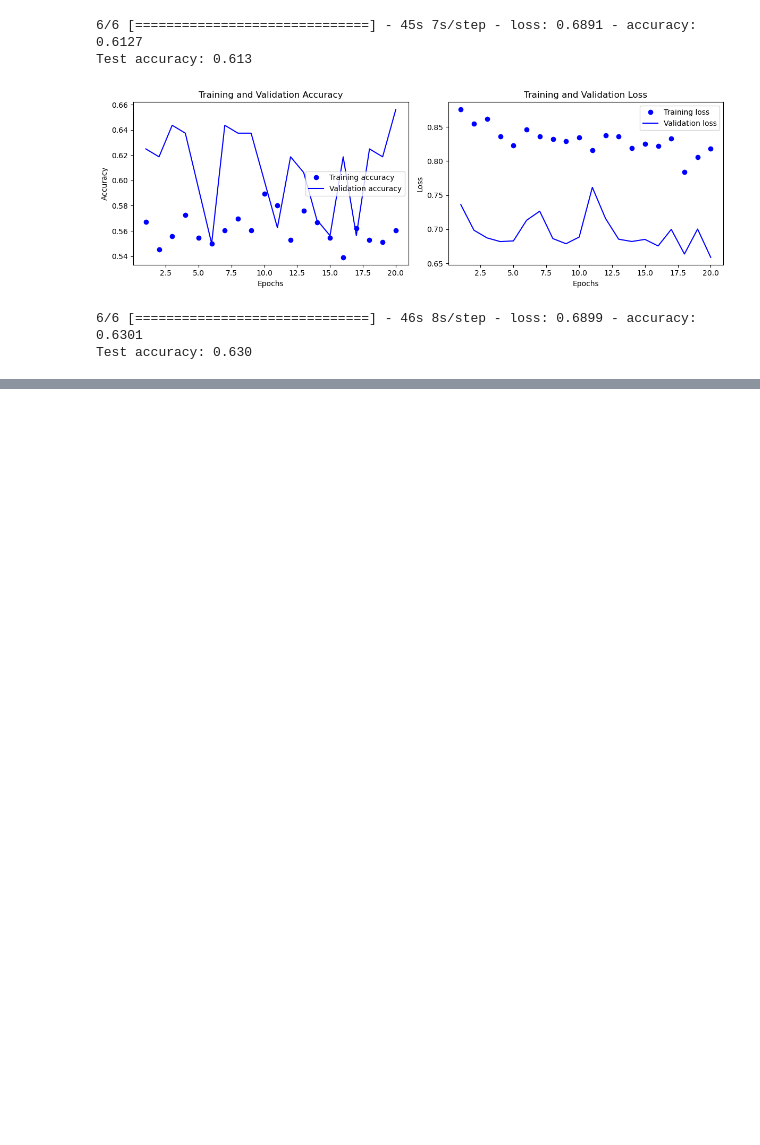
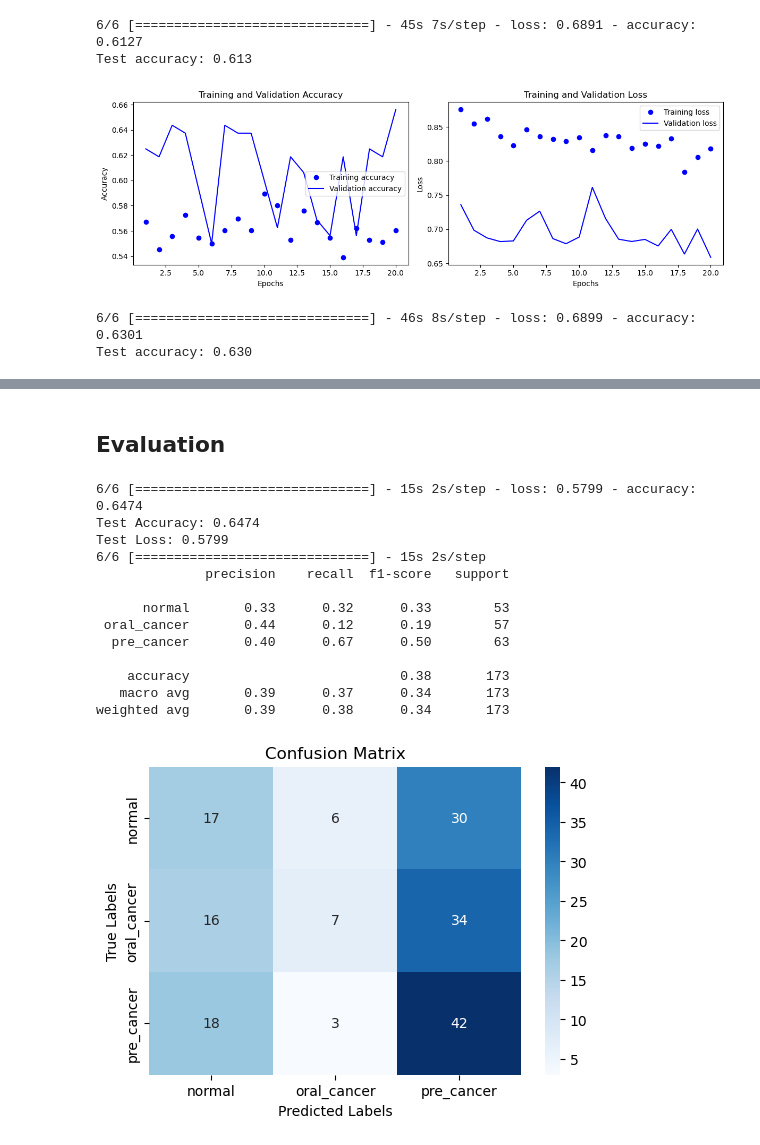
Before and after one commit to Shaz-5/oral-cancer-classification, a Jupyter notebook: Oral Cancer Classfication.ipynb, the cells around one changed output, grey strips where cells are left out. Cells and saved outputs as stored; diff of their text form; code cells hidden in the pictures; blank space fills up the shorter version.

Commit message:
trained densenet

```diff
--- a/Oral Cancer Classfication.ipynb
+++ b/Oral Cancer Classfication.ipynb
@@ -511,0 +514,4 @@ Test accuracy: 0.630
+# %%
+test_model = keras.models.load_model("inceptionv3.keras")
+test_loss, test_acc = test_model.evaluate(validation_data)
+print(f"Test accuracy: {test_acc:.3f}")
@@ -511,0 +538,4 @@ Test accuracy: 0.630
+# %%
+test_model = keras.models.load_model("inceptionv3.keras")
+test_loss, test_acc = test_model.evaluate(validation_data)
+print(f"Test accuracy: {test_acc:.3f}")
@@ -511,0 +572,4 @@ Test accuracy: 0.630
+# %%
+test_model = keras.models.load_model("inceptionv3.keras")
+test_loss, test_acc = test_model.evaluate(validation_data)
+print(f"Test accuracy: {test_acc:.3f}")
@@ -511,0 +613,4 @@ Test accuracy: 0.630
+# %%
+test_model = keras.models.load_model("densenet.keras")
+test_loss, test_acc = test_model.evaluate(validation_data)
+print(f"Test accuracy: {test_acc:.3f}")
@@ -511,0 +753,45 @@ Test accuracy: 0.630
+# %% [markdown]
+## Evaluation
+# %%
+from sklearn.metrics import classification_report, confusion_matrix
+import numpy as np
+import seaborn as sns
+import matplotlib.pyplot as plt
+
+best_model = keras.models.load_model('densenet.keras')
+
+test_loss, test_accuracy = best_model.evaluate(validation_data)
+
+print(f"Test Accuracy: {test_accuracy:.4f}")
+print(f"Test Loss: {test_loss:.4f}")
+
+y_pred = best_model.predict(validation_data)
+y_pred_classes = np.argmax(y_pred, axis=1)
+
+y_true = validation_data.classes
+
+class_labels = list(validation_data.class_indices.keys())
+print(classification_report(y_true, y_pred_classes, target_names=class_labels))
+
+conf_matrix = confusion_matrix(y_true, y_pred_classes)
+plt.figure(figsize=(6, 4))
+sns.heatmap(conf_matrix, annot=True, fmt="d", cmap="Blues", xticklabels=class_labels, yticklabels=class_labels)
+plt.title("Confusion Matrix")
+plt.ylabel("True Labels")
+plt.xlabel("Predicted Labels")
+plt.show()
+# %% [output]
+6/6 [==============================] - 15s 2s/step - loss: 0.5799 - accuracy: 0.6474
+Test Accuracy: 0.6474
+Test Loss: 0.5799
+6/6 [==============================] - 15s 2s/step
+              precision    recall  f1-score   support
+
+      normal       0.33      0.32      0.33        53
+ oral_cancer       0.44      0.12      0.19        57
+  pre_cancer       0.40      0.67      0.50        63
+
+    accuracy                           0.38       173
+   macro avg       0.39      0.37      0.34       173
+weighted avg       0.39      0.38      0.34       173
+[figure, added]
```
Also changed, not shown: parts of 28 cells of this notebook, 3 other files.
